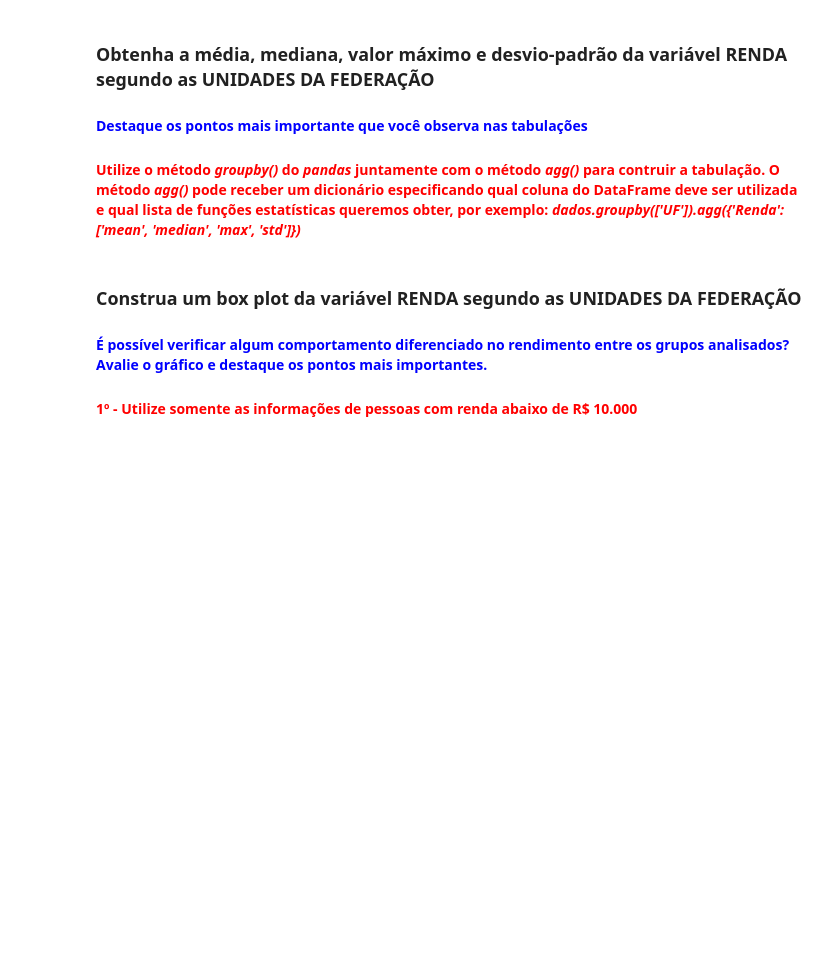
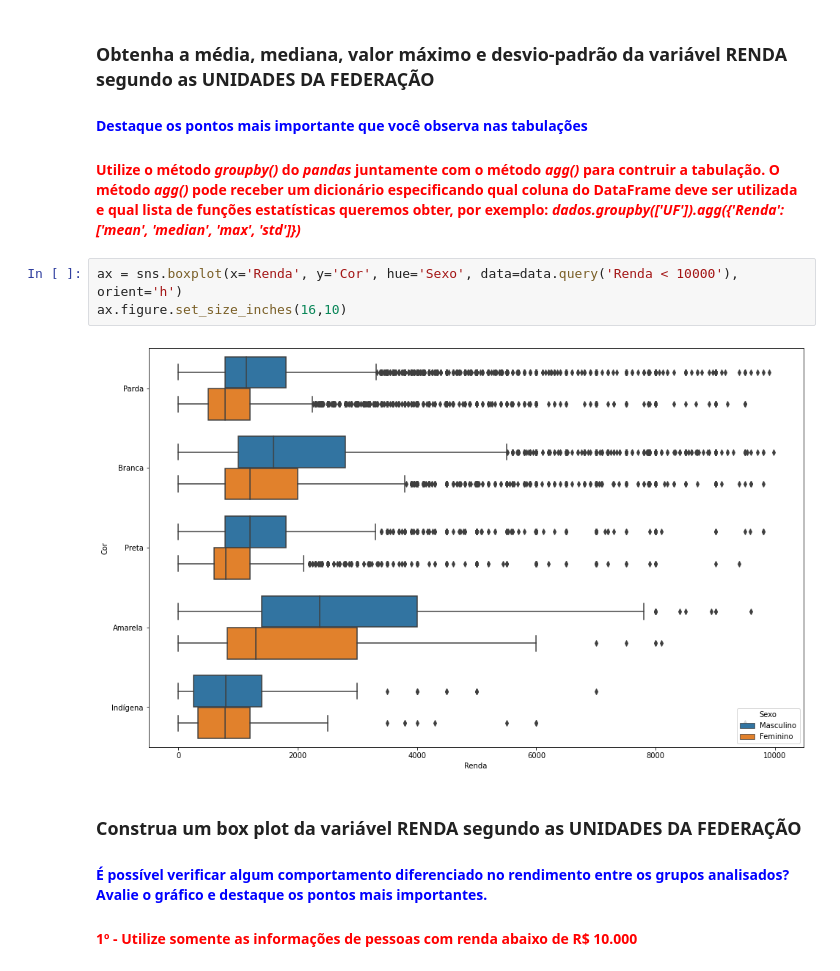
Before and after one commit to flavioepimentel/data-science-alura, a Jupyter notebook: Análise_Descritiva.ipynb, the cells around one changed output. Cells and saved outputs as stored; diff of their text form; blank space fills up the shorter version.

Commit message:
Insere analisede renda por sexo e etnia

```diff
--- a/Análise_Descritiva.ipynb
+++ b/Análise_Descritiva.ipynb
@@ -549,6 +549,11 @@ Escreva suas conclusões aqui...
 ### Obtenha a média, mediana, valor máximo e desvio-padrão da variável RENDA segundo as UNIDADES DA FEDERAÇÃO
 #### <font color='blue'>Destaque os pontos mais importante que você observa nas tabulações</font>
 #### <font color='red'>Utilize o método <i>groupby()</i> do <i>pandas</i> juntamente com o método <i>agg()</i> para contruir a tabulação. O método <i>agg()</i> pode receber um dicionário especificando qual coluna do DataFrame deve ser utilizada e qual lista de funções estatísticas queremos obter, por exemplo: <i>dados.groupby(['UF']).agg({'Renda': ['mean', 'median', 'max', 'std']})</i></font>
+# %%
+ax = sns.boxplot(x='Renda', y='Cor', hue='Sexo', data=data.query('Renda < 10000'), orient='h')
+ax.figure.set_size_inches(16,10)
+# %% [output]
+[figure, added]
 # %% [markdown]
 ### Construa um box plot da variável RENDA segundo as UNIDADES DA FEDERAÇÃO
 #### <font color='blue'>É possível verificar algum comportamento diferenciado no rendimento entre os grupos analisados? Avalie o gráfico e destaque os pontos mais importantes.</font>
```
Also changed, not shown: parts of 1 cell of this notebook.
